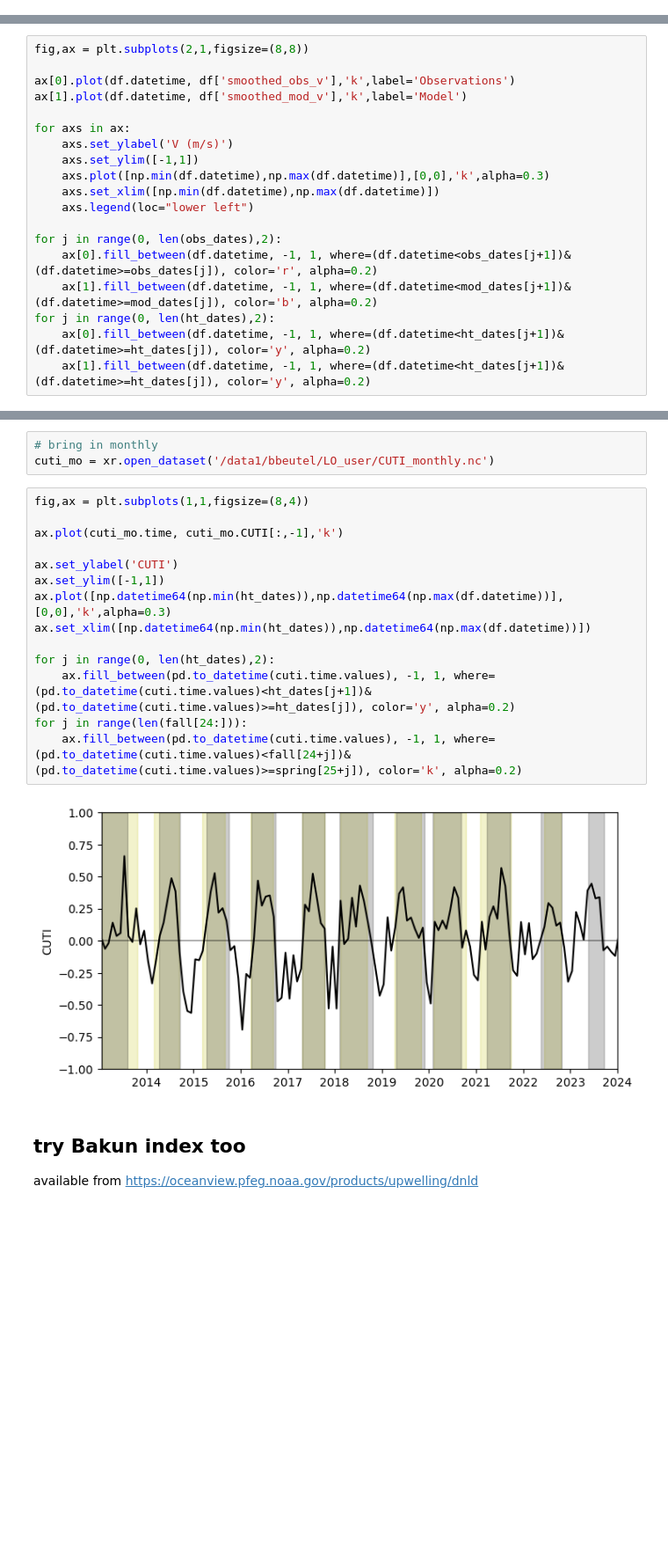
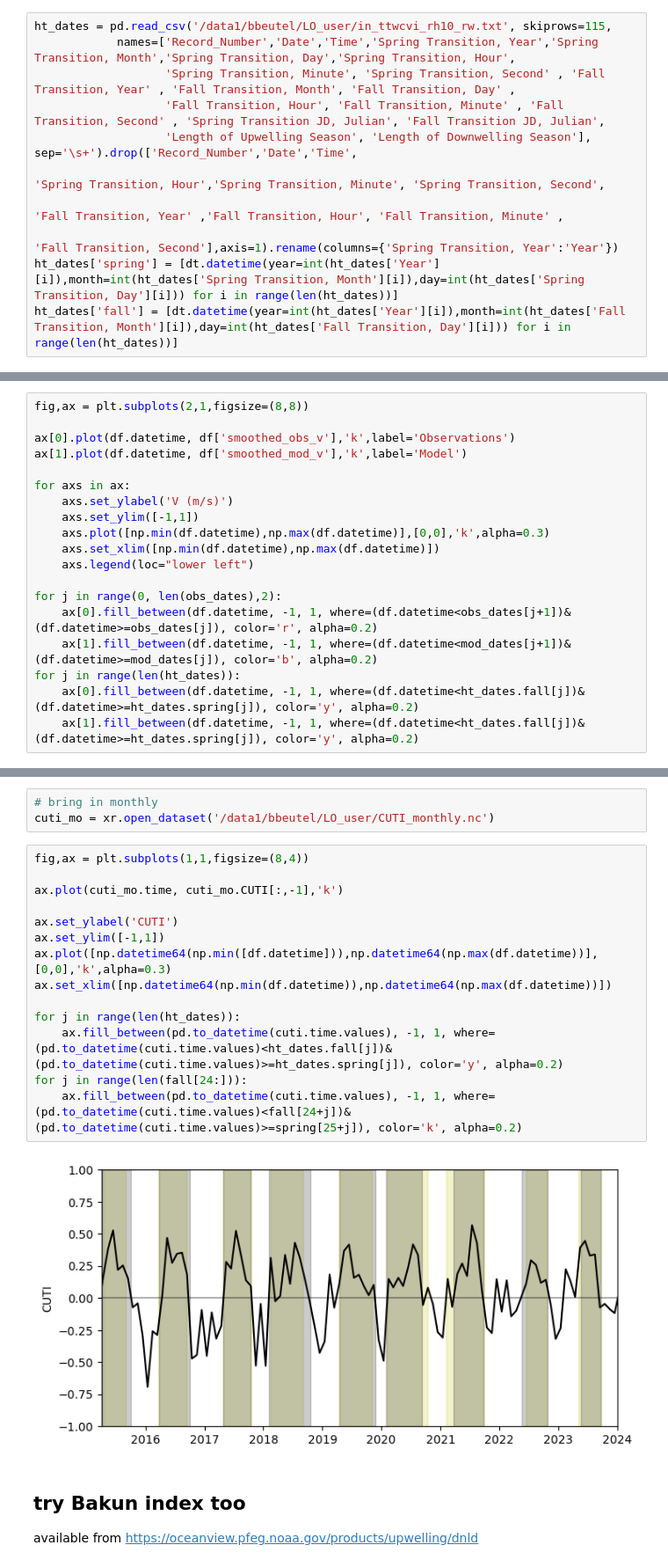
Before and after one commit to rbeutel/LO_user, a Jupyter notebook: seasontiming.ipynb, the cells around one changed output, grey strips where cells are left out. Shown at 88% size. Saved outputs shown, nothing was run; the diff lists cells and outputs as text; blank space fills up the shorter version.

Commit message:
dates a combo of model, bakun, and SOPO

```diff
--- a/seasontiming.ipynb
+++ b/seasontiming.ipynb
@@ -142,0 +131,11 @@ ht_dates = np.array([dt.datetime(2013,1,19),dt.datetime(2013,10,25),
+# %%
+ht_dates = pd.read_csv('/data1/bbeutel/LO_user/in_ttwcvi_rh10_rw.txt', skiprows=115,
+            names=['Record_Number','Date','Time','Spring Transition, Year','Spring Transition, Month','Spring Transition, Day','Spring Transition, Hour',
+                   'Spring Transition, Minute', 'Spring Transition, Second' , 'Fall Transition, Year' , 'Fall Transition, Month', 'Fall Transition, Day' ,
+                   'Fall Transition, Hour', 'Fall Transition, Minute' , 'Fall Transition, Second' , 'Spring Transition JD, Julian', 'Fall Transition JD, Julian',
+                   'Length of Upwelling Season', 'Length of Downwelling Season'], sep='\s+').drop(['Record_Number','Date','Time',
+                                                                                                   'Spring Transition, Hour','Spring Transition, Minute', 'Spring Transition, Second',
+                                                                                                   'Fall Transition, Year' ,'Fall Transition, Hour', 'Fall Transition, Minute' ,
+                                                                                                   'Fall Transition, Second'],axis=1).rename(columns={'Spring Transition, Year':'Year'})
+ht_dates['spring'] = [dt.datetime(year=int(ht_dates['Year'][i]),month=int(ht_dates['Spring Transition, Month'][i]),day=int(ht_dates['Spring Transition, Day'][i])) for i in range(len(ht_dates))]
+ht_dates['fall'] = [dt.datetime(year=int(ht_dates['Year'][i]),month=int(ht_dates['Fall Transition, Month'][i]),day=int(ht_dates['Fall Transition, Day'][i])) for i in range(len(ht_dates))]
@@ -156,7 +164,7 @@ for axs in ax:
 for j in range(0, len(obs_dates),2):
     ax[0].fill_between(df.datetime, -1, 1, where=(df.datetime<obs_dates[j+1])&(df.datetime>=obs_dates[j]), color='r', alpha=0.2)
     ax[1].fill_between(df.datetime, -1, 1, where=(df.datetime<mod_dates[j+1])&(df.datetime>=mod_dates[j]), color='b', alpha=0.2)
-for j in range(0, len(ht_dates),2):
-    ax[0].fill_between(df.datetime, -1, 1, where=(df.datetime<ht_dates[j+1])&(df.datetime>=ht_dates[j]), color='y', alpha=0.2)
-    ax[1].fill_between(df.datetime, -1, 1, where=(df.datetime<ht_dates[j+1])&(df.datetime>=ht_dates[j]), color='y', alpha=0.2)
+for j in range(len(ht_dates)):
+    ax[0].fill_between(df.datetime, -1, 1, where=(df.datetime<ht_dates.fall[j])&(df.datetime>=ht_dates.spring[j]), color='y', alpha=0.2)
+    ax[1].fill_between(df.datetime, -1, 1, where=(df.datetime<ht_dates.fall[j])&(df.datetime>=ht_dates.spring[j]), color='y', alpha=0.2)
 # %% [output]
@@ -306,19 +314,19 @@ cuti_mo = xr.open_dataset('/data1/bbeutel/LO_user/CUTI_monthly.nc')
 # %%
 fig,ax = plt.subplots(1,1,figsize=(8,4))
 
 ax.plot(cuti_mo.time, cuti_mo.CUTI[:,-1],'k')
 
 ax.set_ylabel('CUTI')
 ax.set_ylim([-1,1])
-ax.plot([np.datetime64(np.min(ht_dates)),np.datetime64(np.max(df.datetime))],[0,0],'k',alpha=0.3)
-ax.set_xlim([np.datetime64(np.min(ht_dates)),np.datetime64(np.max(df.datetime))])
+ax.plot([np.datetime64(np.min([df.datetime])),np.datetime64(np.max(df.datetime))],[0,0],'k',alpha=0.3)
+ax.set_xlim([np.datetime64(np.min(df.datetime)),np.datetime64(np.max(df.datetime))])
 
-for j in range(0, len(ht_dates),2):
-    ax.fill_between(pd.to_datetime(cuti.time.values), -1, 1, where=(pd.to_datetime(cuti.time.values)<ht_dates[j+1])&(pd.to_datetime(cuti.time.values)>=ht_dates[j]), color='y', alpha=0.2)
+for j in range(len(ht_dates)):
+    ax.fill_between(pd.to_datetime(cuti.time.values), -1, 1, where=(pd.to_datetime(cuti.time.values)<ht_dates.fall[j])&(pd.to_datetime(cuti.time.values)>=ht_dates.spring[j]), color='y', alpha=0.2)
 for j in range(len(fall[24:])):
     ax.fill_between(pd.to_datetime(cuti.time.values), -1, 1, where=(pd.to_datetime(cuti.time.values)<fall[24+j])&(pd.to_datetime(cuti.time.values)>=spring[25+j]), color='k', alpha=0.2)
 # %% [output]
-[figure, old version]
+[figure, new version]
 # %% [markdown]
 ## try Bakun index too
 available from https://oceanview.pfeg.noaa.gov/products/upwelling/dnld
```
Also changed, not shown: parts of 13 cells of this notebook.
